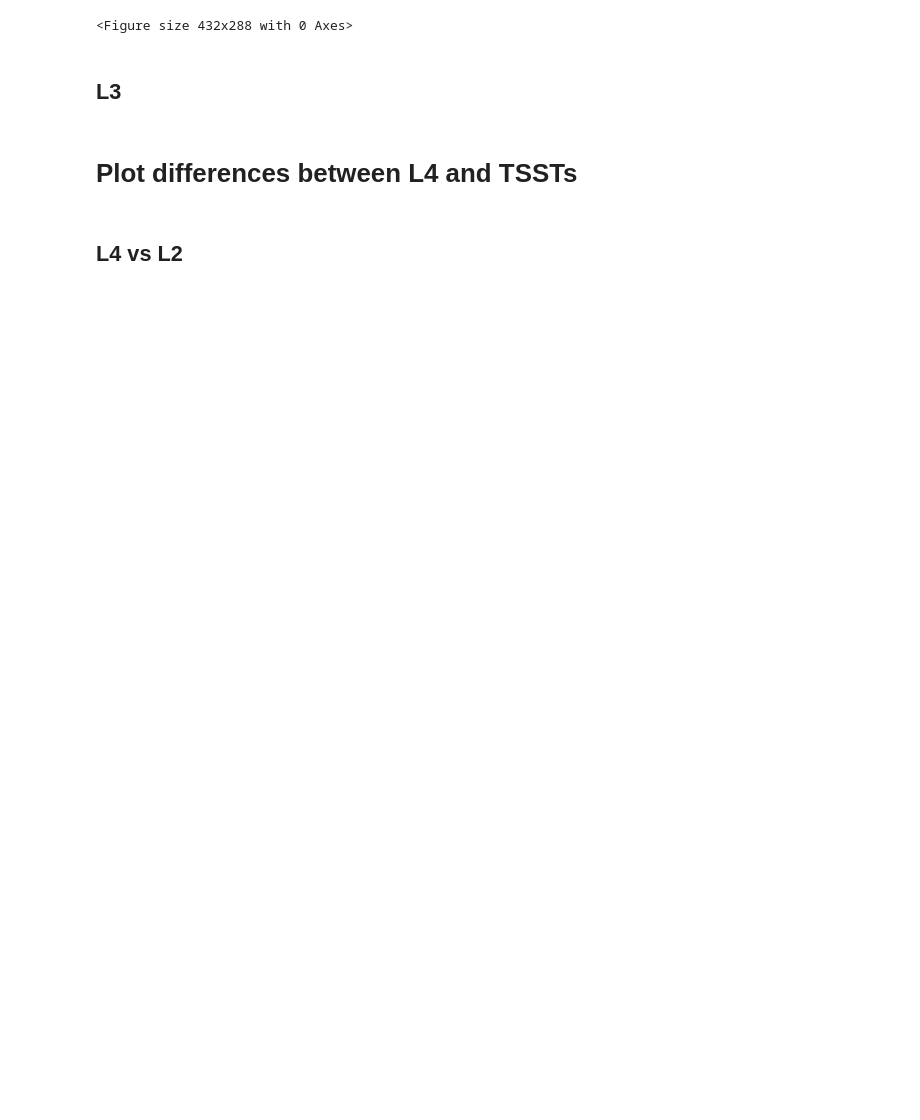
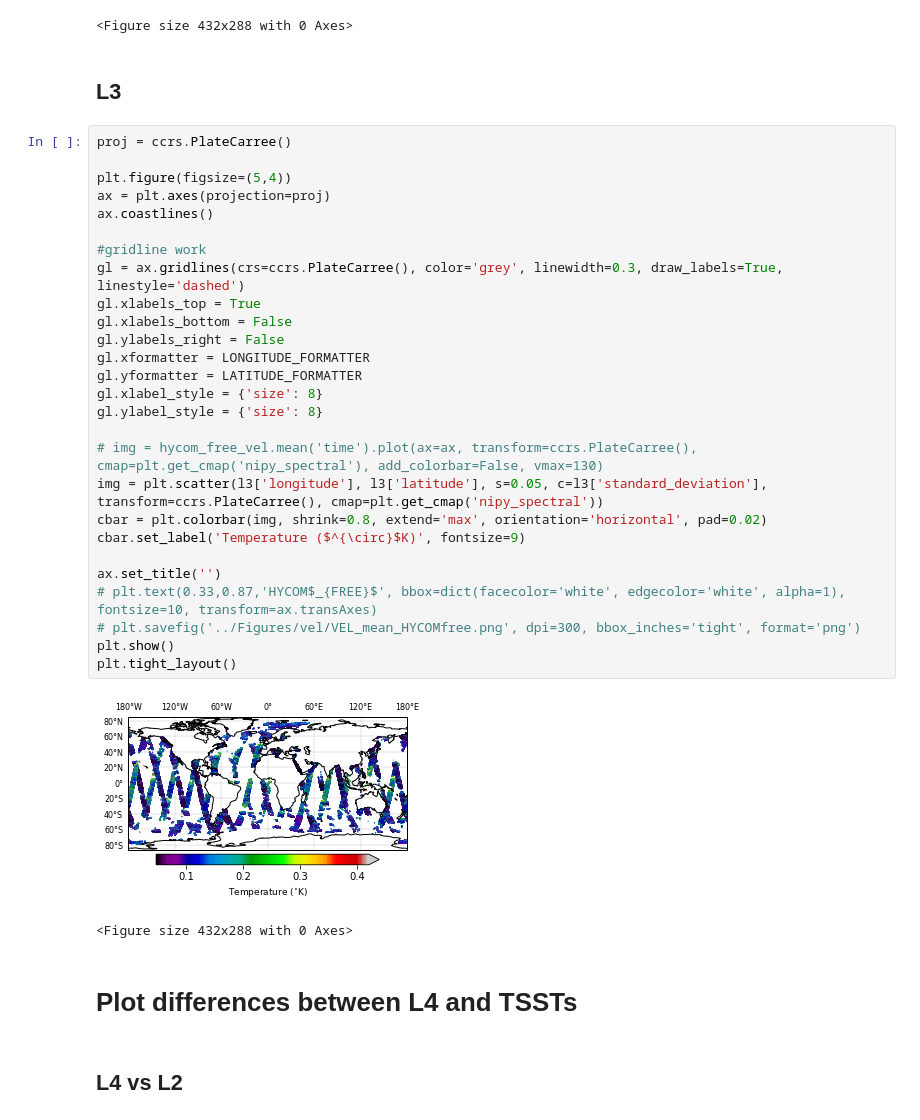
Before and after one commit to HarryLuyt/paper1_scripts, a Jupyter notebook: Scripts/CCI_L4vsTSST.ipynb, the cells around one changed output. Drawn from its saved outputs; the diff is of its cells as text; blank space fills up the shorter version.

```diff
--- a/Scripts/CCI_L4vsTSST.ipynb
+++ b/Scripts/CCI_L4vsTSST.ipynb
@@ -65,6 +100,36 @@ plt.tight_layout()
 <Figure size 432x288 with 0 Axes>
 # %% [markdown]
 ## L3
+# %%
+proj = ccrs.PlateCarree()
+
+plt.figure(figsize=(5,4))
+ax = plt.axes(projection=proj)
+ax.coastlines()
+
+#gridline work
+gl = ax.gridlines(crs=ccrs.PlateCarree(), color='grey', linewidth=0.3, draw_labels=True, linestyle='dashed')
+gl.xlabels_top = True
+gl.xlabels_bottom = False
+gl.ylabels_right = False
+gl.xformatter = LONGITUDE_FORMATTER
+gl.yformatter = LATITUDE_FORMATTER
+gl.xlabel_style = {'size': 8}
+gl.ylabel_style = {'size': 8}
+
+# img = hycom_free_vel.mean('time').plot(ax=ax, transform=ccrs.PlateCarree(), cmap=plt.get_cmap('nipy_spectral'), add_colorbar=False, vmax=130)
+img = plt.scatter(l3['longitude'], l3['latitude'], s=0.05, c=l3['standard_deviation'], transform=ccrs.PlateCarree(), cmap=plt.get_cmap('nipy_spectral'))
+cbar = plt.colorbar(img, shrink=0.8, extend='max', orientation='horizontal', pad=0.02)
+cbar.set_label('Temperature ($^{\circ}$K)', fontsize=9)
+
+ax.set_title('')
+# plt.text(0.33,0.87,'HYCOM$_{FREE}$', bbox=dict(facecolor='white', edgecolor='white', alpha=1), fontsize=10, transform=ax.transAxes)
+# plt.savefig('../Figures/vel/VEL_mean_HYCOMfree.png', dpi=300, bbox_inches='tight', format='png')
+plt.show()
+plt.tight_layout()
+# %% [output]
+[figure, added]
+<Figure size 432x288 with 0 Axes>
 # %% [markdown]
 # Plot differences between L4 and TSSTs
 # %% [markdown]
```
Also changed, not shown: parts of 17 cells of this notebook.
